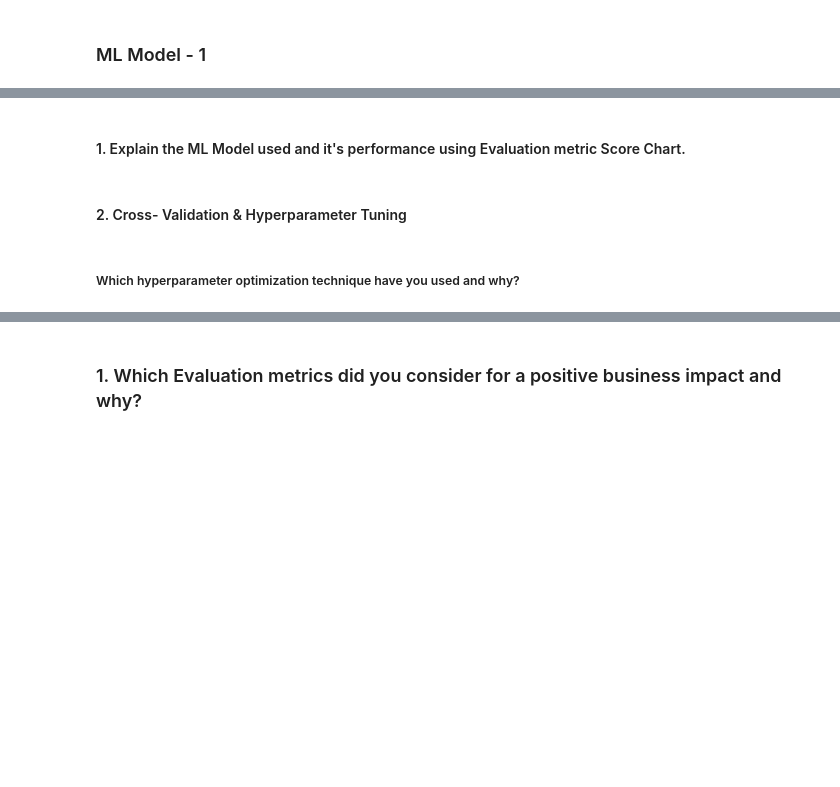
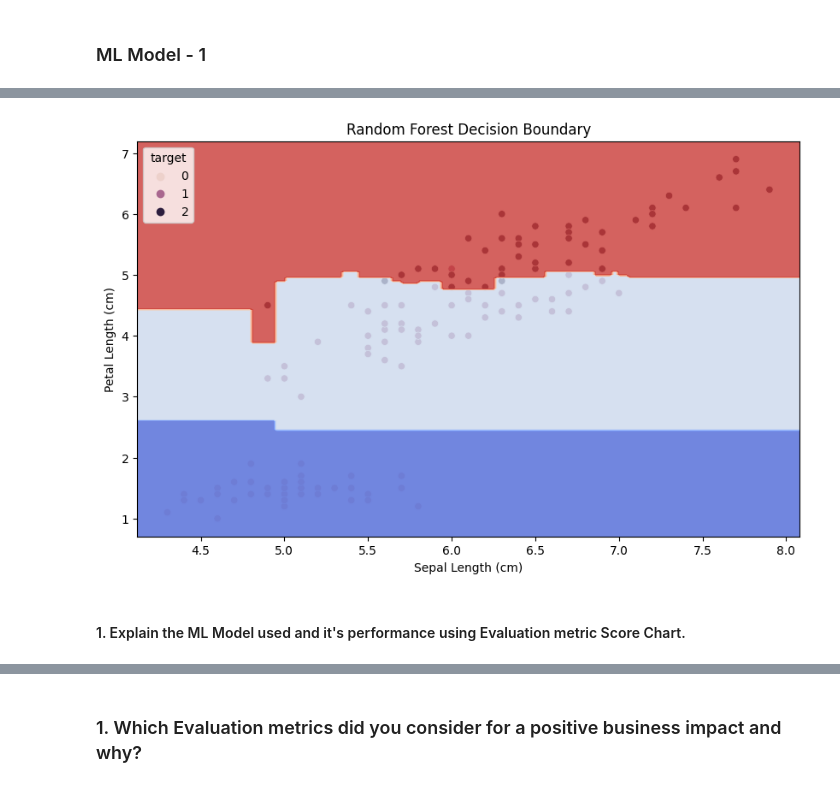
Before and after one commit to v1git12/Iris-Flower-Classification, a Jupyter notebook: Iris_Flower_Classification_.ipynb, the cells around one changed output, grey strips where cells are left out. Cells and saved outputs as stored; diff of their text form; code cells hidden in the pictures; blank space fills up the shorter version.

```diff
--- a/Iris_Flower_Classification_.ipynb
+++ b/Iris_Flower_Classification_.ipynb
@@ -719,0 +745,25 @@ Answer Here.
+# %%
+from sklearn.ensemble import RandomForestClassifier
+# Split the data into training and testing sets
+X = df[['sepal length (cm)', 'petal length (cm)']]
+y = df['target']
+X_train, X_test, y_train, y_test = train_test_split(X, y, test_size=0.3, random_state=42)
+
+# Initialize the Random Forest Classifier
+rf_classifier = RandomForestClassifier(n_estimators=100, random_state=42)
+
+# Train the classifier on the training data
+rf_classifier.fit(X_train, y_train)
+
+# Make predictions on the test data
+y_pred = rf_classifier.predict(X_test)
+
+# Evaluate the model
+accuracy = accuracy_score(y_test, y_pred)
+confusion = confusion_matrix(y_test, y_pred)
+
+# Print the results
+print("Random Forest Classifier Results:")
+print("Accuracy:", accuracy)
+print("\nConfusion Matrix:\n", confusion)
+print("\nClassification Report:\n", classification_report(y_test, y_pred))
@@ -720,6 +789,23 @@ Answer Here.
+# %%
+# Visualize the decision boundary
+plt.figure(figsize=(10, 6))
+sns.scatterplot(x='sepal length (cm)', y='petal length (cm)', hue='target', data=df)
+ax = plt.gca()
+xlim = ax.get_xlim()
+ylim = ax.get_ylim()
+xx, yy = np.meshgrid(np.linspace(xlim[0], xlim[1], 200), np.linspace(ylim[0], ylim[1], 200))
+Z = rf_classifier.predict(np.c_[xx.ravel(), yy.ravel()])
+Z = Z.reshape(xx.shape)
+
+# Plot decision boundary
+plt.contourf(xx, yy, Z, cmap=plt.cm.coolwarm, alpha=0.8)
+plt.title("Random Forest Decision Boundary")
+plt.xlabel('Sepal Length (cm)')
+plt.ylabel('Petal Length (cm)')
+plt.show()
+# %% [output]
+[figure, added]
 # %% [markdown]
 #### 1. Explain the ML Model used and it's performance using Evaluation metric Score Chart.
 # %%
 # Visualizing evaluation Metric Score chart
-# %% [markdown]
-#### 2. Cross- Validation & Hyperparameter Tuning
@@ -732,2 +811,0 @@ Answer Here.
-# %% [markdown]
-##### Which hyperparameter optimization technique have you used and why?
```
Also changed, not shown: parts of 106 cells of this notebook.
